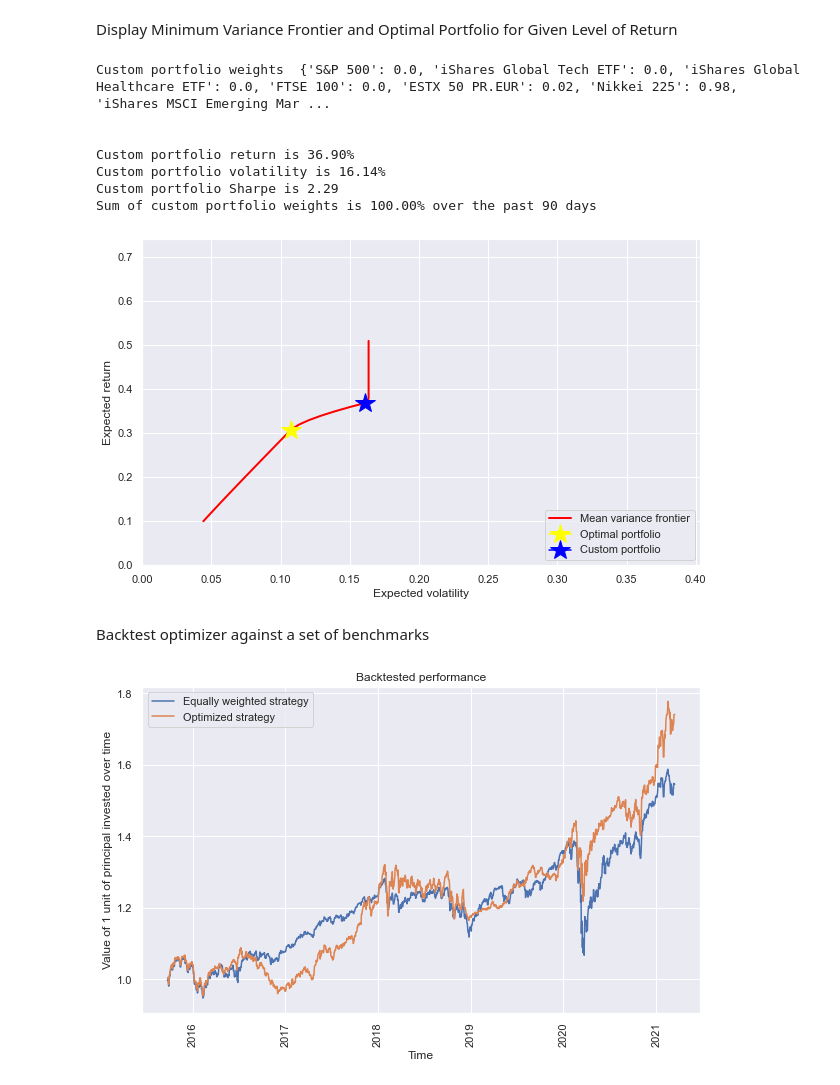
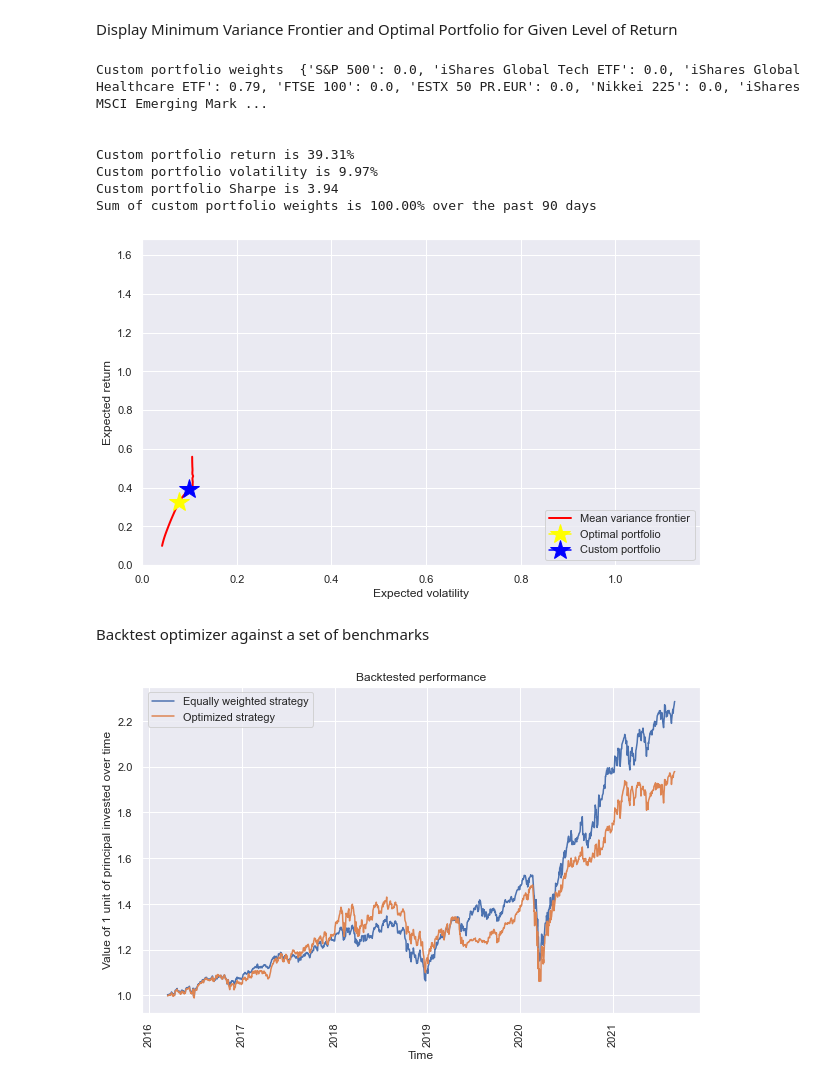
Before and after one commit to dhirlea/Portfolio-Optimizer, a Jupyter notebook: YahooPortfolioOptimizer.ipynb, the cells around one changed output. Saved outputs shown, nothing was run; the diff lists cells and outputs as text; code cells hidden in the pictures.

Commit message:
added direct US stocks

```diff
--- a/YahooPortfolioOptimizer.ipynb
+++ b/YahooPortfolioOptimizer.ipynb
@@ -23,6 +23,11 @@ securities_dictionary ={'S&P 500':'^GSPC',
                         'iShares MSCI Emerging Markets ETF' : 'EEM',
                         'U.S. Treasury Bond Futures' : 'ZB=F',
                         'ASI Asia Pacific ex-Japan Tracker Fund': '0P0001IPP7.L',
+                        'Alphabet Inc.': 'GOOG',
+                        'Facebook Inc.' : 'FB',
+                        'Amazon.com, Inc.':'AMZN',
+                        'Snap Inc.':'SNAP',
+                        'Spotify Technology S.A.':'SPOT',
                         # 'Bitcoin - GBP': 'BTC-GBP',
                         #'Vanguard Total World Bond ETF (IG credit)' : 'BNDW',
                         #'Gold' : 'GC=F',
@@ -211,7 +221,9 @@ def optimizer_port_sharpe(weights):
 
 minimum_position_size = 0
 constraints = ({'type':'eq', 'fun' : lambda x: np.sum(x)-1})
-boundaries =tuple((minimum_position_size,1) for x in range(len(securities_dictionary)))
+boundaries = [(0,1) if _ not in range(9,14) else (0.03,0.06)  for _ in range(len(securities_dictionary))] #tuple((minimum_position_size,1) for x in range(len(securities_dictionary)))
+# constrained min holding in tech stocks of 6%
+
 
 equal_weights = np.array([1/len(securities_dictionary) for int in range(len(securities_dictionary))])
 
@@ -298,7 +315,7 @@ Display Minimum Variance Frontier and Optimal Portfolio for Given Level of Retur
 frontier_constrains = ({'type' : 'eq', 'fun' : lambda x: np.sum(x)-1},
                        {'type' : 'eq', 'fun' : lambda x: optimizer_port_ret(x) - tret})
 
-boundaries = tuple((minimum_position_size,1) for x in range(len(securities_dictionary)))
+boundaries = [(0,1) if _ not in range(9,14) else (0.03,0.06)  for _ in range(len(securities_dictionary))] #tuple((minimum_position_size,1) for x in range(len(securities_dictionary)))
 
 #Set range of target returns around optimal portfolio using a scaling factor
 scaling_factor = 0.7
@@ -323,38 +340,38 @@ custom_portfolio_dict = dict(zip(securities_dictionary.keys(), custom_optimizati
 custom_portfolio_weights = custom_optimization.x
 
 #Print custom portfolio statistics
 
 print('Custom portfolio weights ', custom_portfolio_dict)
 
 print('\n')
 print('Custom portfolio return is', '{0:.2%}'.format(tret))
 print('Custom portfolio volatility is', '{0:.2%}'.format(optimizer_port_vol(custom_optimization.x)))
 print('Custom portfolio Sharpe is', -1*optimizer_port_sharpe(custom_optimization.x).round(2))
 print('Sum of custom portfolio weights is', '{0:.2%}'.format(custom_portfolio_weights.sum()), 'over the past', mean_variance_lookback, 'days')
 
 #Display mean variance frontier, optimal portfolio and custom portfolio
 sns.set()
 
 plt.figure(figsize=(10, 6))
 plt.plot(tvols, trets, 'r', lw=2.0, color='red', label='Mean variance frontier')
 plt.plot(optimal_portfolio_volatility, optimal_portfolio_return, marker='*', color='yellow', markersize=20, label='Optimal portfolio')
 plt.plot(optimizer_port_vol(custom_optimization.x), tret, marker='*', color='blue', markersize=20, label='Custom portfolio')
 plt.ylim(0.0 , optimizer_inputs_df['Annualised Return'].max()*2)
 plt.xlim(0.0 , optimizer_inputs_df['Annualised Volatility'].max()*2)
 plt.xlabel('Expected volatility')
 plt.ylabel('Expected return')
 plt.legend(loc = 'lower right')
 
 plt.show()
 # %% [output]
-Custom portfolio weights  {'S&P 500': 0.0, 'iShares Global Tech ETF': 0.0, 'iShares Global Healthcare ETF': 0.0, 'FTSE 100': 0.0, 'ESTX 50 PR.EUR': 0.02, 'Nikkei 225': 0.98, 'iShares MSCI Emerging Mar ...
+Custom portfolio weights  {'S&P 500': 0.0, 'iShares Global Tech ETF': 0.0, 'iShares Global Healthcare ETF': 0.79, 'FTSE 100': 0.0, 'ESTX 50 PR.EUR': 0.0, 'Nikkei 225': 0.0, 'iShares MSCI Emerging Mark ...
 
 
-Custom portfolio return is 36.90%
-Custom portfolio volatility is 16.14%
-Custom portfolio Sharpe is 2.29
+Custom portfolio return is 39.31%
+Custom portfolio volatility is 9.97%
+Custom portfolio Sharpe is 3.94
 Sum of custom portfolio weights is 100.00% over the past 90 days
-[figure, old version]
+[figure, new version]
 # %% [markdown]
 Backtest optimizer against a set of benchmarks
 # %%
@@ -453,7 +470,7 @@ plt.ylabel('Value of 1 unit of principal invested over time')
 plt.legend()
 plt.show()
 # %% [output]
-[figure, old version]
+[figure, new version]
 # %%
 #Plot drifted benchmark weights
 plt.style.use('seaborn-bright')
```
Also changed, not shown: parts of 7 cells of this notebook, 3 other files.
